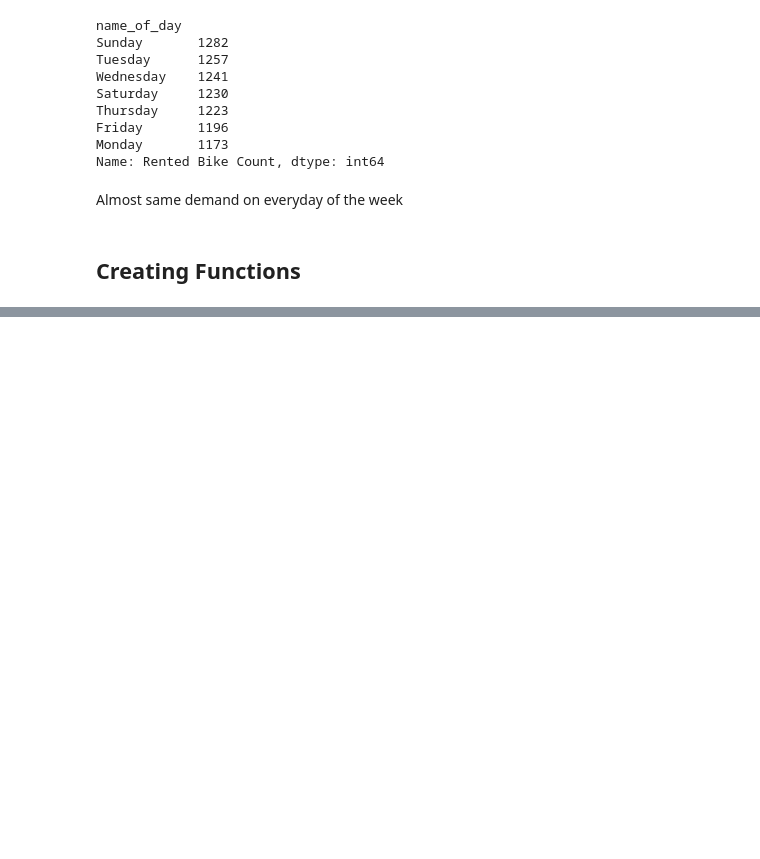
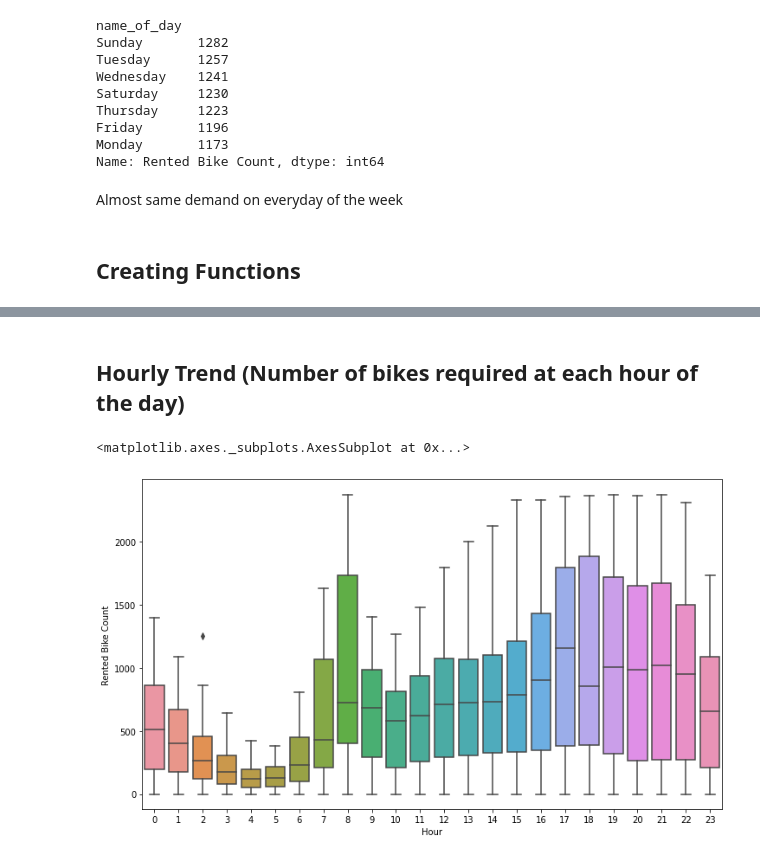
Before and after one commit to rohit-1026/Bike-Sharing-Demand-Prediction, a Jupyter notebook: Bike_Sharing_Demand_Prediction_Capstone_Project.ipynb, the cells around one changed output, grey strips where cells are left out. Cells and saved outputs as stored; diff of their text form; code cells hidden in the pictures; blank space fills up the shorter version.

```diff
--- a/Bike_Sharing_Demand_Prediction_Capstone_Project.ipynb
+++ b/Bike_Sharing_Demand_Prediction_Capstone_Project.ipynb
@@ -523,0 +564,12 @@ Almost same demand on everyday of the week
+# %%
+#removing day column
+Bike_df_copy.drop('day',axis=1,inplace=True)
+# %% [markdown]
+## Hourly Trend (Number of bikes required at each hour of the day)
+# %%
+#creating plot
+plt.figure(figsize= (12,7))
+sns.boxplot(data=Bike_df_copy,x='Hour',y='Rented Bike Count')
+# %% [output]
+<matplotlib.axes._subplots.AxesSubplot at 0x...>
+[figure, added]
```
Also changed, not shown: parts of 16 cells of this notebook.
